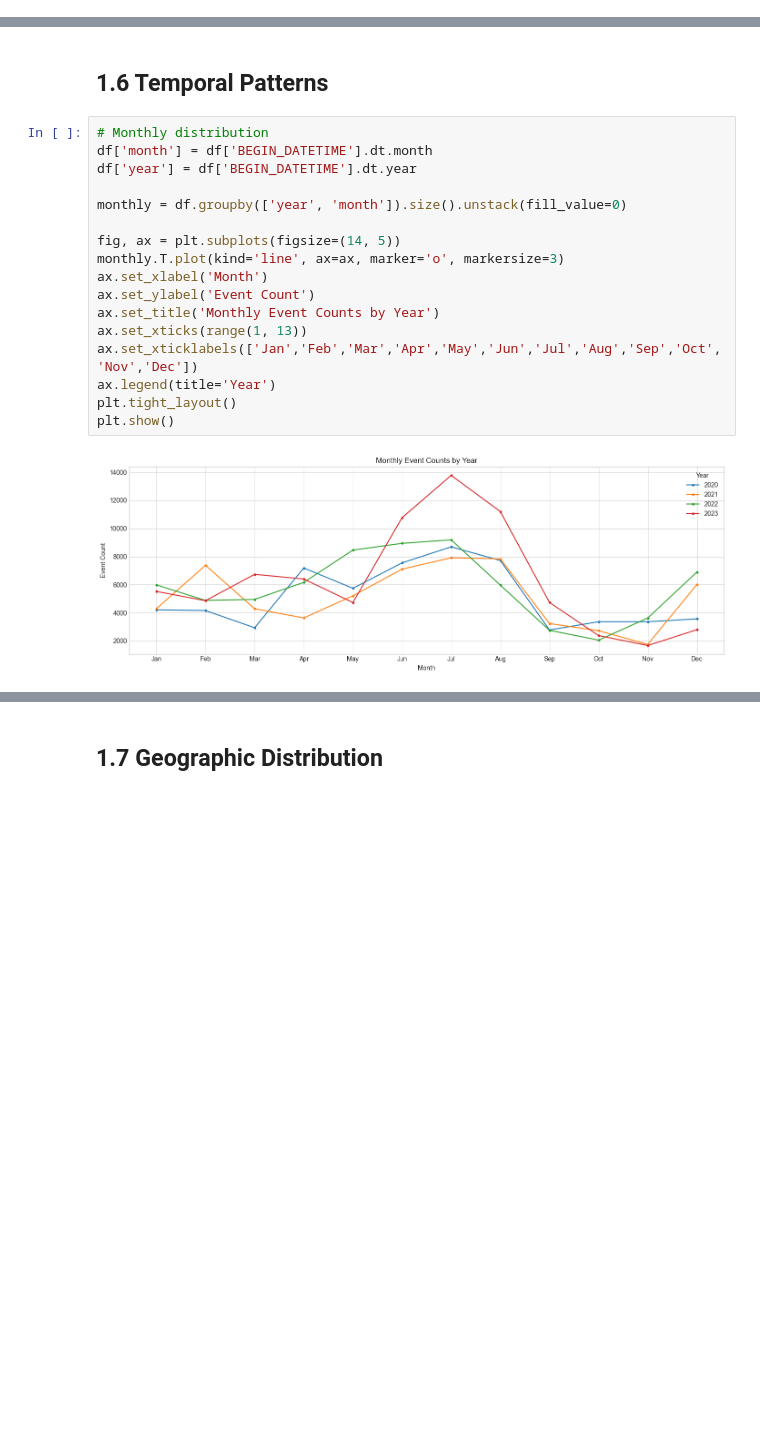
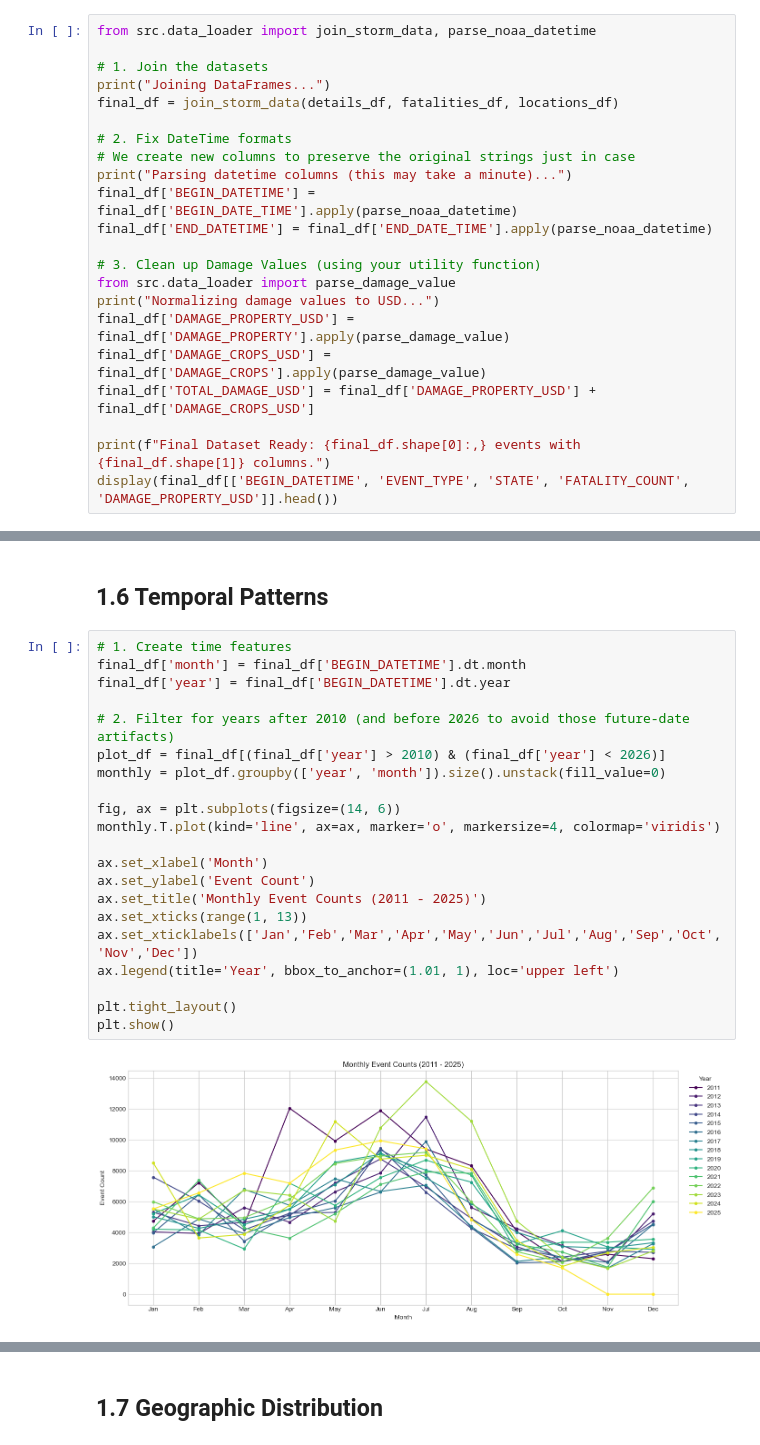
Before and after one commit to ml-girls/cascading-disaster-prediction, a Jupyter notebook: notebooks/01_cascade_eda.ipynb, the cells around one changed output, grey strips where cells are left out. Saved outputs shown, nothing was run; the diff lists cells and outputs as text; blank space fills up the shorter version.

Commit message:
Updated EDA and data loader (scrubbed sensitive credentials)

```diff
--- a/notebooks/01_cascade_eda.ipynb
+++ b/notebooks/01_cascade_eda.ipynb
@@ -73,0 +152,22 @@ df.head(3)
+# %%
+from src.data_loader import join_storm_data, parse_noaa_datetime
+
+# 1. Join the datasets
+print("Joining DataFrames...")
+final_df = join_storm_data(details_df, fatalities_df, locations_df)
+
+# 2. Fix DateTime formats
+# We create new columns to preserve the original strings just in case
+print("Parsing datetime columns (this may take a minute)...")
+final_df['BEGIN_DATETIME'] = final_df['BEGIN_DATE_TIME'].apply(parse_noaa_datetime)
+final_df['END_DATETIME'] = final_df['END_DATE_TIME'].apply(parse_noaa_datetime)
+
+# 3. Clean up Damage Values (using your utility function)
+from src.data_loader import parse_damage_value
+print("Normalizing damage values to USD...")
+final_df['DAMAGE_PROPERTY_USD'] = final_df['DAMAGE_PROPERTY'].apply(parse_damage_value)
+final_df['DAMAGE_CROPS_USD'] = final_df['DAMAGE_CROPS'].apply(parse_damage_value)
+final_df['TOTAL_DAMAGE_USD'] = final_df['DAMAGE_PROPERTY_USD'] + final_df['DAMAGE_CROPS_USD']
+
+print(f"Final Dataset Ready: {final_df.shape[0]:,} events with {final_df.shape[1]} columns.")
+display(final_df[['BEGIN_DATETIME', 'EVENT_TYPE', 'STATE', 'FATALITY_COUNT', 'DAMAGE_PROPERTY_USD']].head())
@@ -278,21 +406,25 @@ Total fatalities: 4,860
 # %% [markdown]
 ## 1.6 Temporal Patterns
 # %%
-# Monthly distribution
-df['month'] = df['BEGIN_DATETIME'].dt.month
-df['year'] = df['BEGIN_DATETIME'].dt.year
+# 1. Create time features
+final_df['month'] = final_df['BEGIN_DATETIME'].dt.month
+final_df['year'] = final_df['BEGIN_DATETIME'].dt.year
 
-monthly = df.groupby(['year', 'month']).size().unstack(fill_value=0)
+# 2. Filter for years after 2010 (and before 2026 to avoid those future-date artifacts)
+plot_df = final_df[(final_df['year'] > 2010) & (final_df['year'] < 2026)]
+monthly = plot_df.groupby(['year', 'month']).size().unstack(fill_value=0)
 
-fig, ax = plt.subplots(figsize=(14, 5))
-monthly.T.plot(kind='line', ax=ax, marker='o', markersize=3)
+fig, ax = plt.subplots(figsize=(14, 6))
+monthly.T.plot(kind='line', ax=ax, marker='o', markersize=4, colormap='viridis')
+
 ax.set_xlabel('Month')
 ax.set_ylabel('Event Count')
-ax.set_title('Monthly Event Counts by Year')
+ax.set_title('Monthly Event Counts (2011 - 2025)')
 ax.set_xticks(range(1, 13))
 ax.set_xticklabels(['Jan','Feb','Mar','Apr','May','Jun','Jul','Aug','Sep','Oct','Nov','Dec'])
-ax.legend(title='Year')
+ax.legend(title='Year', bbox_to_anchor=(1.01, 1), loc='upper left')
+
 plt.tight_layout()
 plt.show()
 # %% [output]
-[figure, old version]
+[figure, new version]
```
Also changed, not shown: parts of 23 cells of this notebook, 2 other files.
